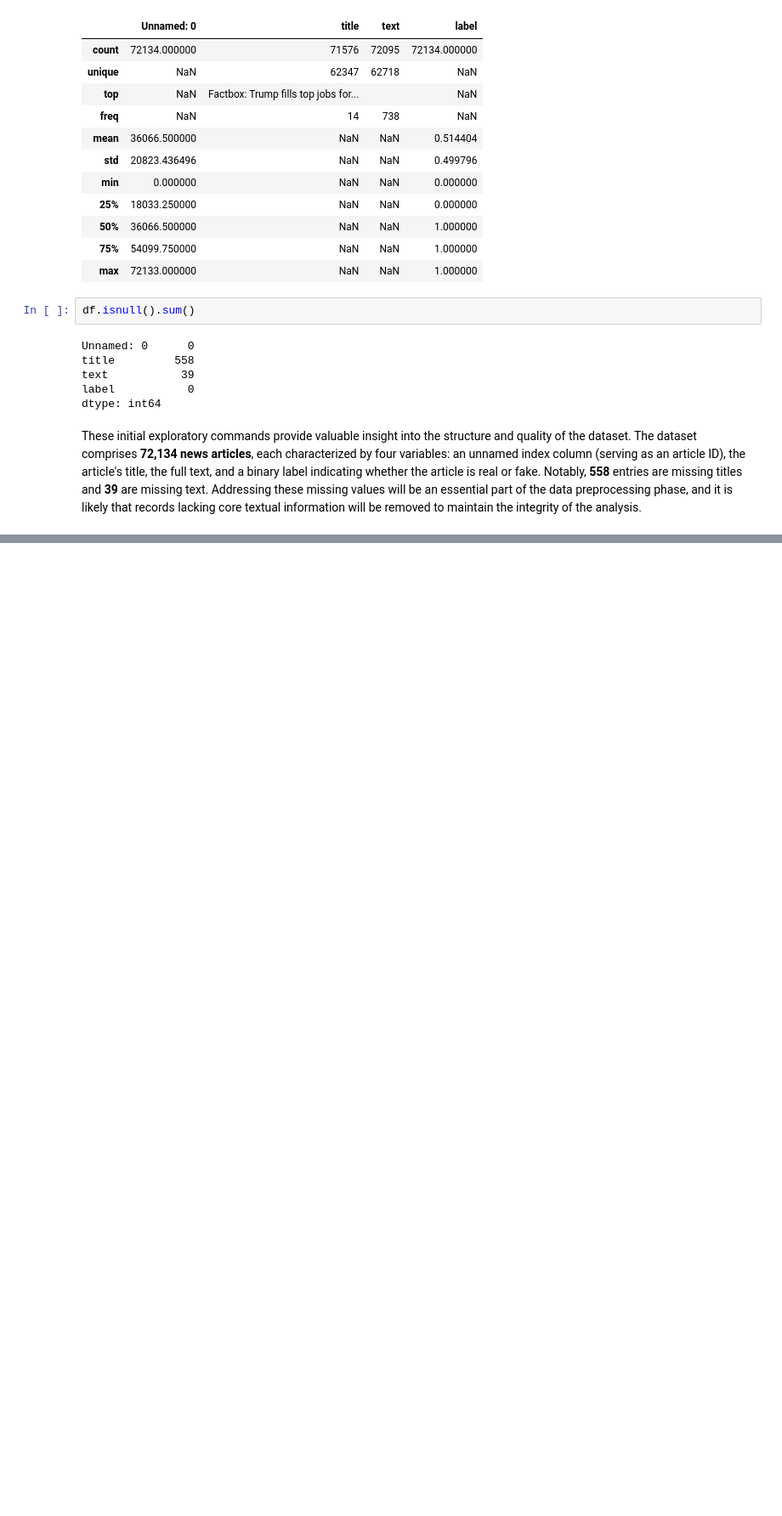
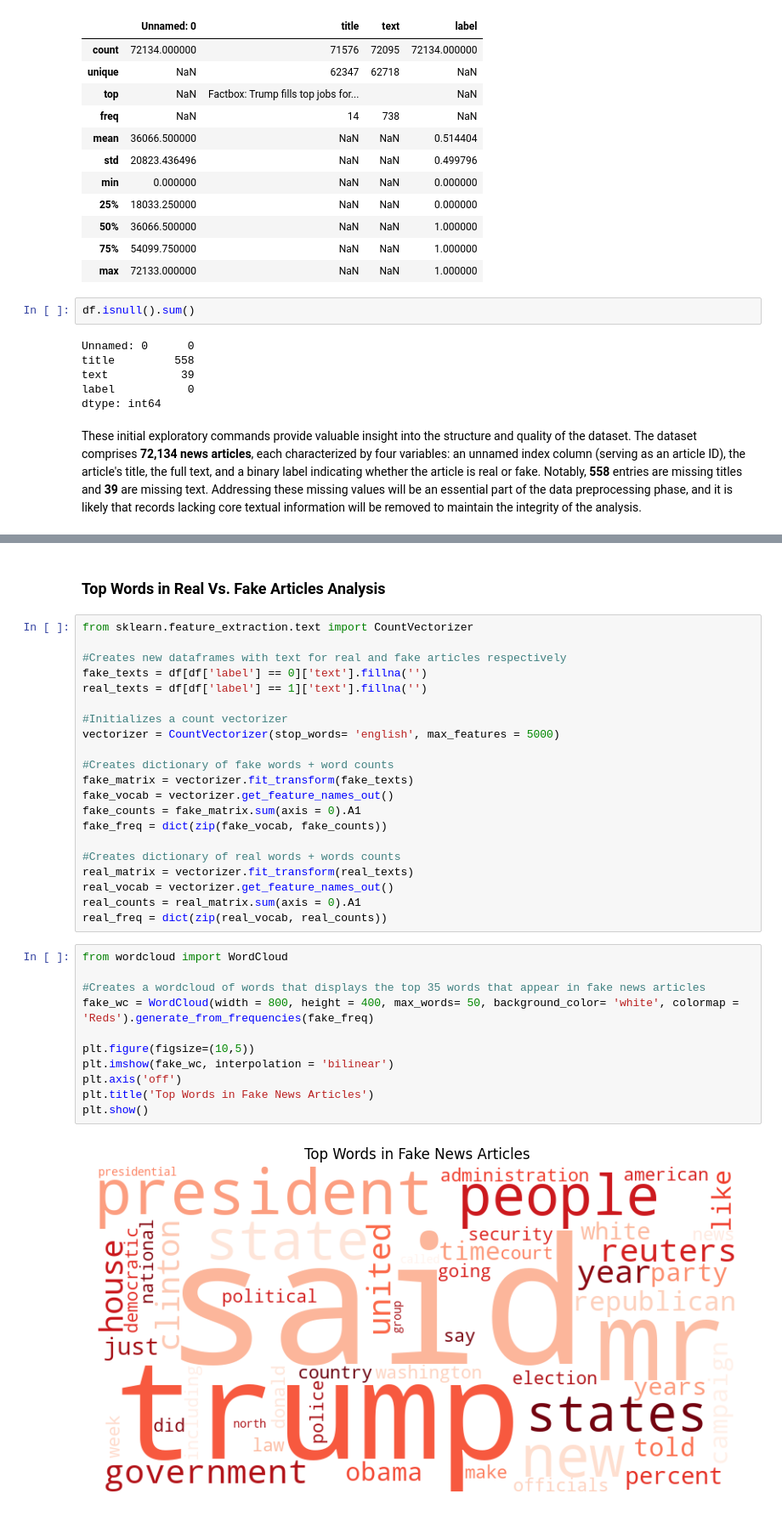
Before and after one commit to tkatz123/fake-news-detection, a Jupyter notebook: Code/exploratory_analysis.ipynb, the cells around one changed output, grey strips where cells are left out. Shown: that part at 85% size. Saved outputs shown, nothing was run; the diff lists cells and outputs as text; blank space fills up the shorter version.

```diff
--- a/Code/exploratory_analysis.ipynb
+++ b/Code/exploratory_analysis.ipynb
@@ -55,0 +124,36 @@ These initial exploratory commands provide valuable insight into the structure a
+# %% [markdown]
+### Top Words in Real Vs. Fake Articles Analysis
+# %%
+from sklearn.feature_extraction.text import CountVectorizer
+
+#Creates new dataframes with text for real and fake articles respectively
+fake_texts = df[df['label'] == 0]['text'].fillna('')
+real_texts = df[df['label'] == 1]['text'].fillna('')
+
+#Initializes a count vectorizer
+vectorizer = CountVectorizer(stop_words= 'english', max_features = 5000)
+
+#Creates dictionary of fake words + word counts
+fake_matrix = vectorizer.fit_transform(fake_texts)
+fake_vocab = vectorizer.get_feature_names_out()
+fake_counts = fake_matrix.sum(axis = 0).A1
+fake_freq = dict(zip(fake_vocab, fake_counts))
+
+#Creates dictionary of real words + words counts
+real_matrix = vectorizer.fit_transform(real_texts)
+real_vocab = vectorizer.get_feature_names_out()
+real_counts = real_matrix.sum(axis = 0).A1
+real_freq = dict(zip(real_vocab, real_counts))
+# %%
+from wordcloud import WordCloud
+
+#Creates a wordcloud of words that displays the top 35 words that appear in fake news articles
+fake_wc = WordCloud(width = 800, height = 400, max_words= 50, background_color= 'white', colormap = 'Reds').generate_from_frequencies(fake_freq)
+
+plt.figure(figsize=(10,5))
+plt.imshow(fake_wc, interpolation = 'bilinear')
+plt.axis('off')
+plt.title('Top Words in Fake News Articles')
+plt.show()
+# %% [output]
+[figure, added]
```
Also changed, not shown: parts of 19 cells of this notebook, 1 other file.
